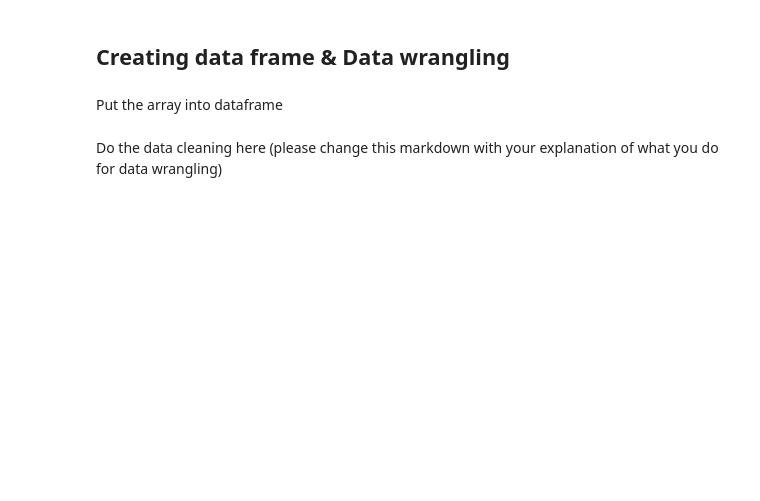
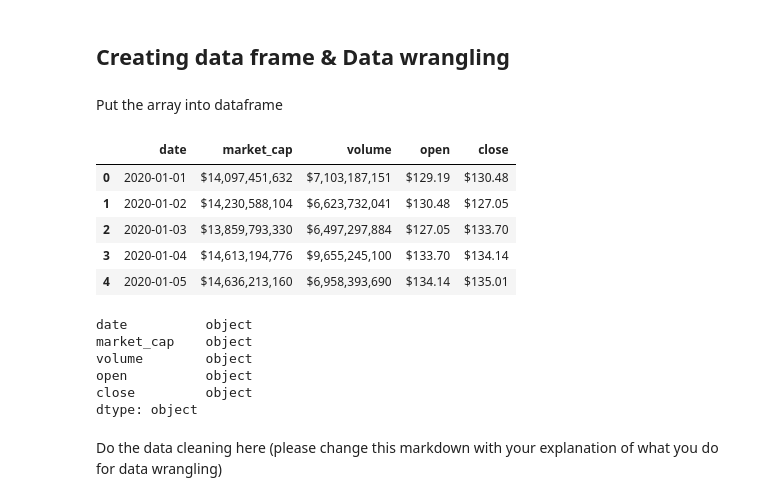
Before and after one commit to bartan29/Webscraping-Ethereum-Sales-from-CoinGecko-Using-Beautiful-Soup, a Jupyter notebook: Notebook Skeleton Guide Capstone Beautiful Soup.ipynb, the cells around one changed output. Saved outputs shown, nothing was run; the diff lists cells and outputs as text; code cells hidden in the pictures; blank space fills up the shorter version.

```diff
--- a/Notebook Skeleton Guide Capstone Beautiful Soup.ipynb
+++ b/Notebook Skeleton Guide Capstone Beautiful Soup.ipynb
@@ -36,10 +156,29 @@ print(table.prettify()[1:500])
 # %% [markdown]
 Do the scrapping process here (please change this markdown with your explanation)
-# %%
-temp = [] #initiating a tuple
-
-for i in range(1, len(tr)):
-
-    #scrapping process
-
-temp
+# %%
+temp = [] #initiating a tuple
+
+for i in range(1, row_length):
+
+    #scrapping process
+
+    #get date
+    Periode = table.find_all('th', attrs={'class':"font-semibold text-center"})[i].text
+
+    #get market cap
+    Market_cap = table.find_all('td', attrs={'class':"text-center"})[i+(3*i)].text
+    Market_cap = Market_cap.strip() #Menghilangkan kelebihan spasi
+
+    #get volume
+    Volume = table.find_all('td', attrs={'class':"text-center"})[i+1+(3*i)].text
+    Volume = Volume.strip()
+
+    #get open
+    Open = table.find_all('td', attrs={'class':"text-center"})[i+2+(3*i)].text
+    Open = Open.strip()
+
+    #get close
+    Close = table.find_all('td', attrs={'class':"text-center"})[i+3+(3*i)].text
+    Close = Close.strip()
+
+    temp.append((Periode, Market_cap, Volume, Open, Close))
@@ -50,7 +203,26 @@ Put the array into dataframe
 # %%
 import pandas as pd
 
-df = pd.DataFrame(...)
+#Setting untuk menghilangkan format data exponential
+pd.set_option('display.float_format', lambda x: '%.2f' % x)
+
+df = pd.DataFrame(temp, columns = ('date','market_cap','volume','open','close'))
 df.head()
+# %% [output]
+|  | date | market_cap | volume | open | close |
+| 0 | 2020-01-01 | $14,097,451,632 | $7,103,187,151 | $129.19 | $130.48 |
+| 1 | 2020-01-02 | $14,230,588,104 | $6,623,732,041 | $130.48 | $127.05 |
+| 2 | 2020-01-03 | $13,859,793,330 | $6,497,297,884 | $127.05 | $133.70 |
+| 3 | 2020-01-04 | $14,613,194,776 | $9,655,245,100 | $133.70 | $134.14 |
+| 4 | 2020-01-05 | $14,636,213,160 | $6,958,393,690 | $134.14 | $135.01 |
+# %%
+df.dtypes
+# %% [output]
+date          object
+market_cap    object
+volume        object
+open          object
+close         object
+dtype: object
 # %% [markdown]
 Do the data cleaning here (please change this markdown with your explanation of what you do for data wrangling)
```
Also changed, not shown: parts of 21 cells of this notebook.
